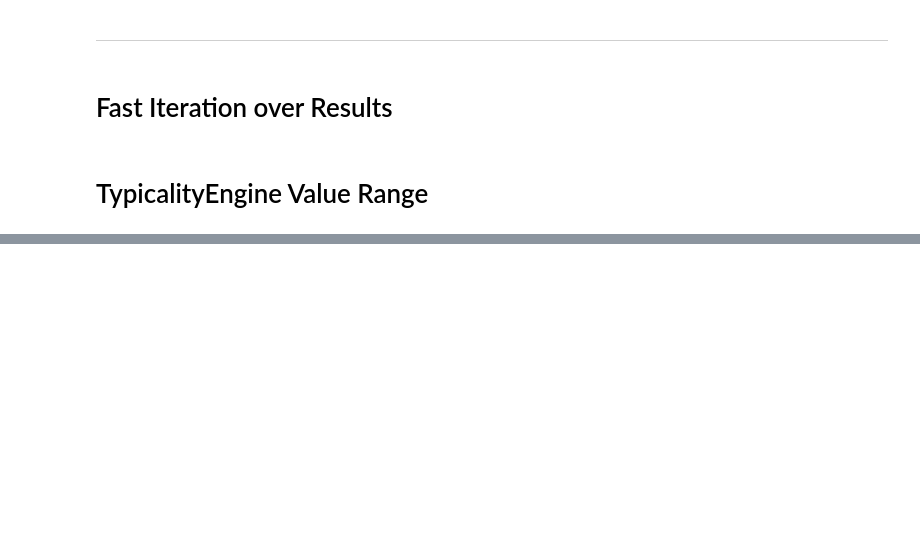
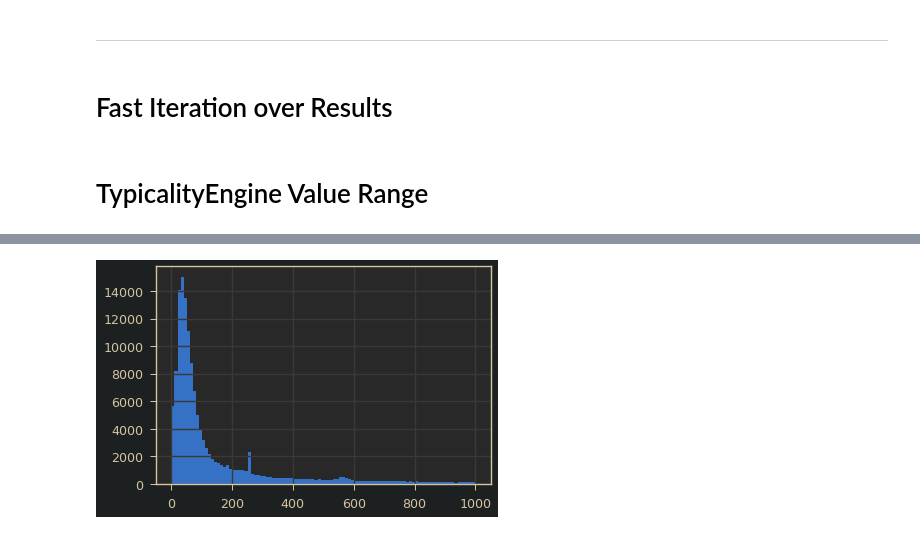
Before and after one commit to valevo/SABIO, a Jupyter notebook: backend/v0_4/dev.ipynb, the cells around one changed output, grey strips where cells are left out. Saved outputs shown, nothing was run; the diff lists cells and outputs as text; code cells hidden in the pictures; blank space fills up the shorter version.

```diff
--- a/backend/v0_4/dev.ipynb
+++ b/backend/v0_4/dev.ipynb
@@ -304,0 +326,4 @@ for q in np.linspace(0., 100., 30):
+# %%
+_= plt.hist((lengths[lengths.between(0, 1000)]+1), bins=100)
+# %% [output]
+[figure, added]
```
Also changed, not shown: parts of 29 cells of this notebook, 3 other files.
